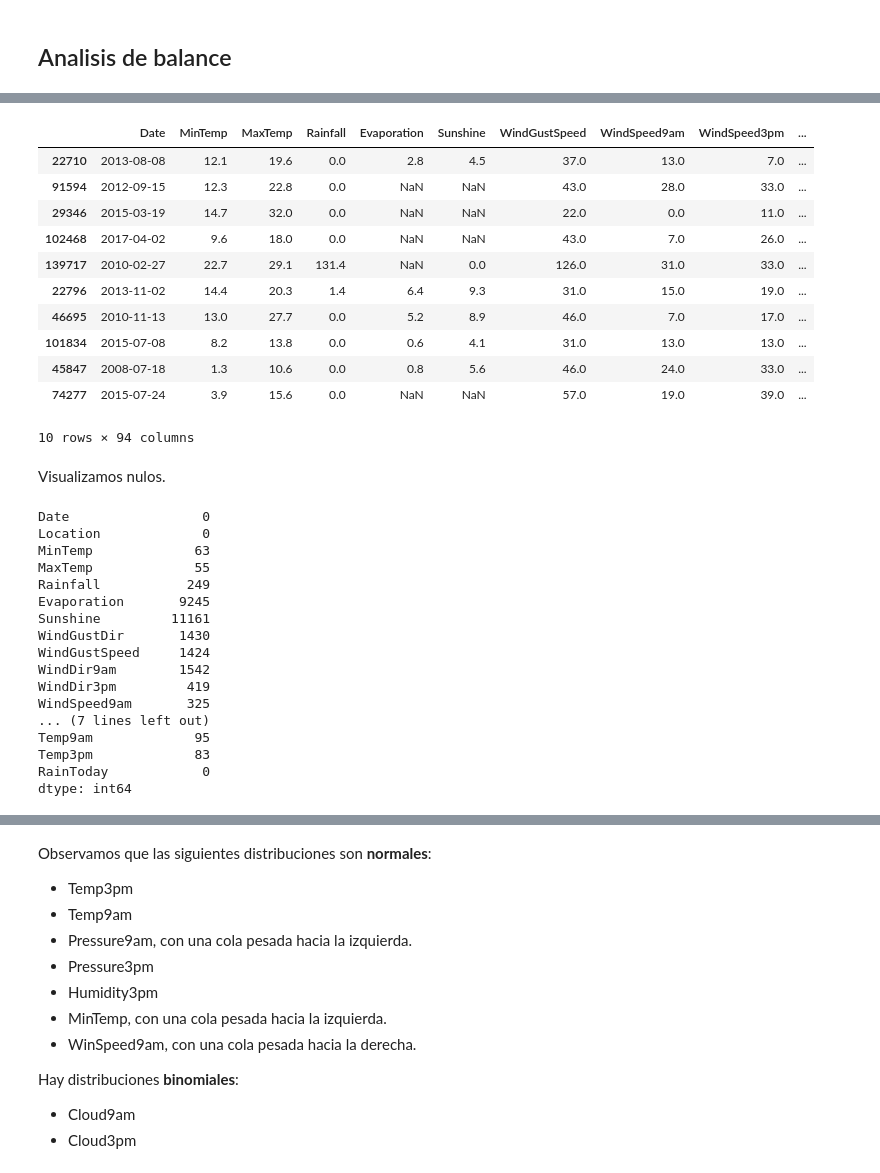
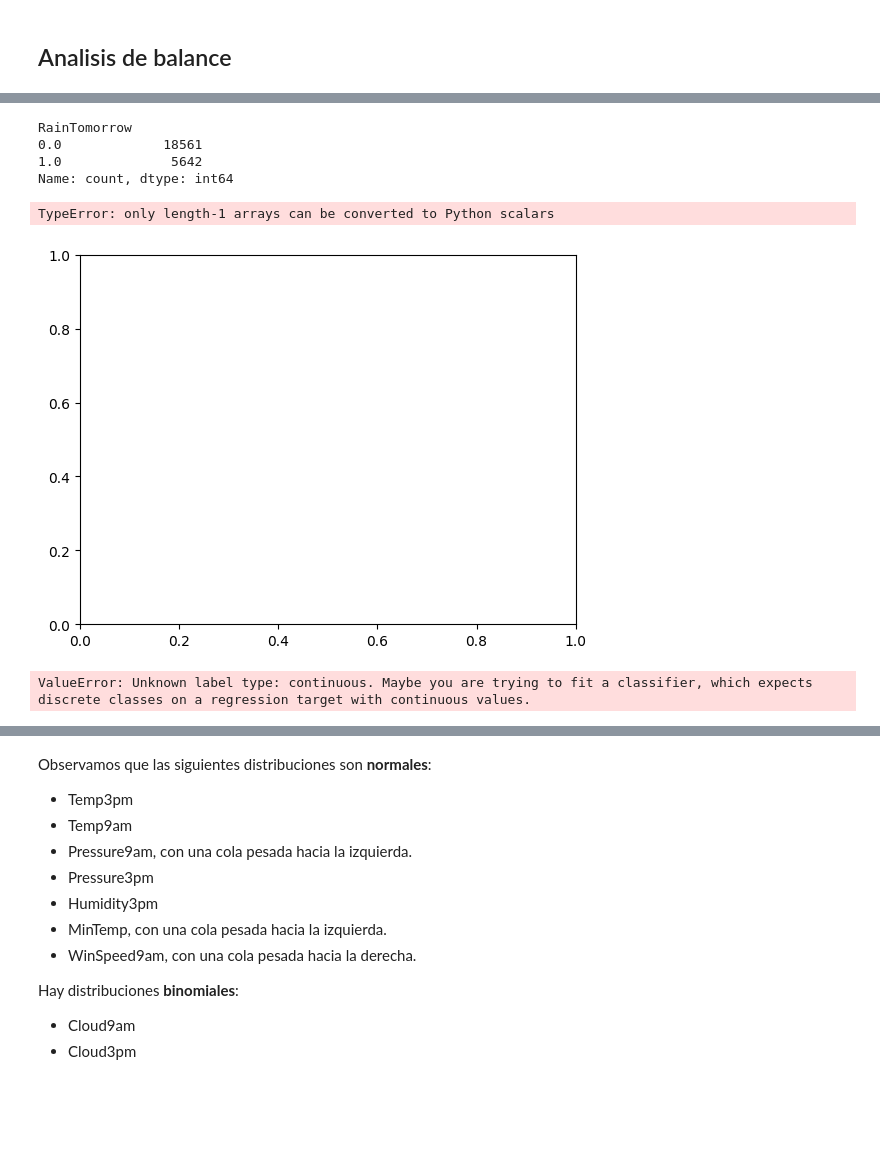
Before and after one commit to bpace1/AA1-TUIA-Crenna-Pace-SanchoAlmenar, a Jupyter notebook: TP-clasificacion-AA1.ipynb, the cells around one changed output, grey strips where cells are left out. Saved outputs shown, nothing was run; the diff lists cells and outputs as text; code cells hidden in the pictures; blank space fills up the shorter version.

```diff
--- a/TP-clasificacion-AA1.ipynb
+++ b/TP-clasificacion-AA1.ipynb
@@ -184,0 +190,18 @@ df[['Year', 'Season', 'Location', 'WindDir3pm_x', 'WindDir3pm_y', 'WindDir9am_x'
+# %%
+chosen_cities_coordinates: Dict [str, Dict[str, float]] = {
+    "Newcastle": {"latitude": -32.9282, "longitude": 151.7817},
+    "BadgerysCreek": {"latitude": -33.8836, "longitude": 150.7386},
+    "Penrith": {"latitude": -33.7532, "longitude": 150.6880},
+    "Perth": {"latitude": -31.9505, "longitude": 115.8605},
+    "Canberra": {"latitude": -35.2809, "longitude": 149.1300},
+    "Wollongong": {"latitude": -34.4278, "longitude": 150.8931},
+    "Nuriootpa": {"latitude": -34.4658, "longitude": 138.9784},
+    "NorahHead": {"latitude": -33.2886, "longitude": 151.6154},
+    "NorfolkIsland": {"latitude": -29.0408, "longitude": 167.9547},
+    "MountGinini": {"latitude": -35.4622, "longitude": 148.9525}
+}
+# %%
+coords_df: pd.DataFrame = pd.DataFrame.from_dict(chosen_cities_coordinates, orient='index') #creo dataset a partir del diccionario anterior
+coords_df.reset_index(inplace=True) #reseteo indices
+coords_df.rename(columns={'index':'Location'}, inplace=True) #renombro index a location
+coords_df
@@ -185,3 +220,6 @@ df[['Year', 'Season', 'Location', 'WindDir3pm_x', 'WindDir3pm_y', 'WindDir9am_x'
+# %%
+df: pd.DataFrame = df.merge(coords_df, on='Location', how='left')
+df: pd.DataFrame = df.drop(columns=['Location'])
 # %% [markdown]
 
 ## Division del conjunto
@@ -342,37 +331,19 @@ Index(['Date', 'MinTemp', 'MaxTemp', 'Rainfall', 'Evaporation', 'Sunshine',
-# %%
-aux.sample(10)
-# %% [output]
-|  | Date | MinTemp | MaxTemp | Rainfall | Evaporation | Sunshine | WindGustSpeed | WindSpeed9am | WindSpeed3pm | ... |
-| 22710 | 2013-08-08 | 12.1 | 19.6 | 0.0 | 2.8 | 4.5 | 37.0 | 13.0 | 7.0 | ... |
-| 91594 | 2012-09-15 | 12.3 | 22.8 | 0.0 | NaN | NaN | 43.0 | 28.0 | 33.0 | ... |
-| 29346 | 2015-03-19 | 14.7 | 32.0 | 0.0 | NaN | NaN | 22.0 | 0.0 | 11.0 | ... |
-| 102468 | 2017-04-02 | 9.6 | 18.0 | 0.0 | NaN | NaN | 43.0 | 7.0 | 26.0 | ... |
-| 139717 | 2010-02-27 | 22.7 | 29.1 | 131.4 | NaN | 0.0 | 126.0 | 31.0 | 33.0 | ... |
-| 22796 | 2013-11-02 | 14.4 | 20.3 | 1.4 | 6.4 | 9.3 | 31.0 | 15.0 | 19.0 | ... |
-| 46695 | 2010-11-13 | 13.0 | 27.7 | 0.0 | 5.2 | 8.9 | 46.0 | 7.0 | 17.0 | ... |
-| 101834 | 2015-07-08 | 8.2 | 13.8 | 0.0 | 0.6 | 4.1 | 31.0 | 13.0 | 13.0 | ... |
-| 45847 | 2008-07-18 | 1.3 | 10.6 | 0.0 | 0.8 | 5.6 | 46.0 | 24.0 | 33.0 | ... |
-| 74277 | 2015-07-24 | 3.9 | 15.6 | 0.0 | NaN | NaN | 57.0 | 19.0 | 39.0 | ... |
-10 rows × 94 columns
-# %% [markdown]
-Visualizamos nulos.
-# %%
-X_train.isna().sum()
-# %% [output]
-Date                 0
-Location             0
-MinTemp             63
-MaxTemp             55
-Rainfall           249
-Evaporation       9245
-Sunshine         11161
-WindGustDir       1430
-WindGustSpeed     1424
-WindDir9am        1542
-WindDir3pm         419
-WindSpeed9am       325
-... (7 lines left out)
-Temp9am             95
-Temp3pm             83
-RainToday            0
-dtype: int64
+# %%
+y_train.value_counts()
+# %% [output]
+RainTomorrow
+0.0             18561
+1.0              5642
+Name: count, dtype: int64
+# %%
+plt.bar(y_train.index, y_train.values)
+plt.title('Balanceo de variable respuesta')
+plt.xtitle('Llueve mañana')
+# %% [output]
+TypeError: only length-1 arrays can be converted to Python scalars
+[figure, added]
+# %%
+oversampler: RandomOverSampler = RandomOverSampler(random_state=42)
+X_resampled, y_resampled = oversampler.fit_resample(X_train, y_train)
+# %% [output]
+ValueError: Unknown label type: continuous. Maybe you are trying to fit a classifier, which expects discrete classes on a regression target with continuous values.
```
Also changed, not shown: parts of 28 cells of this notebook.
